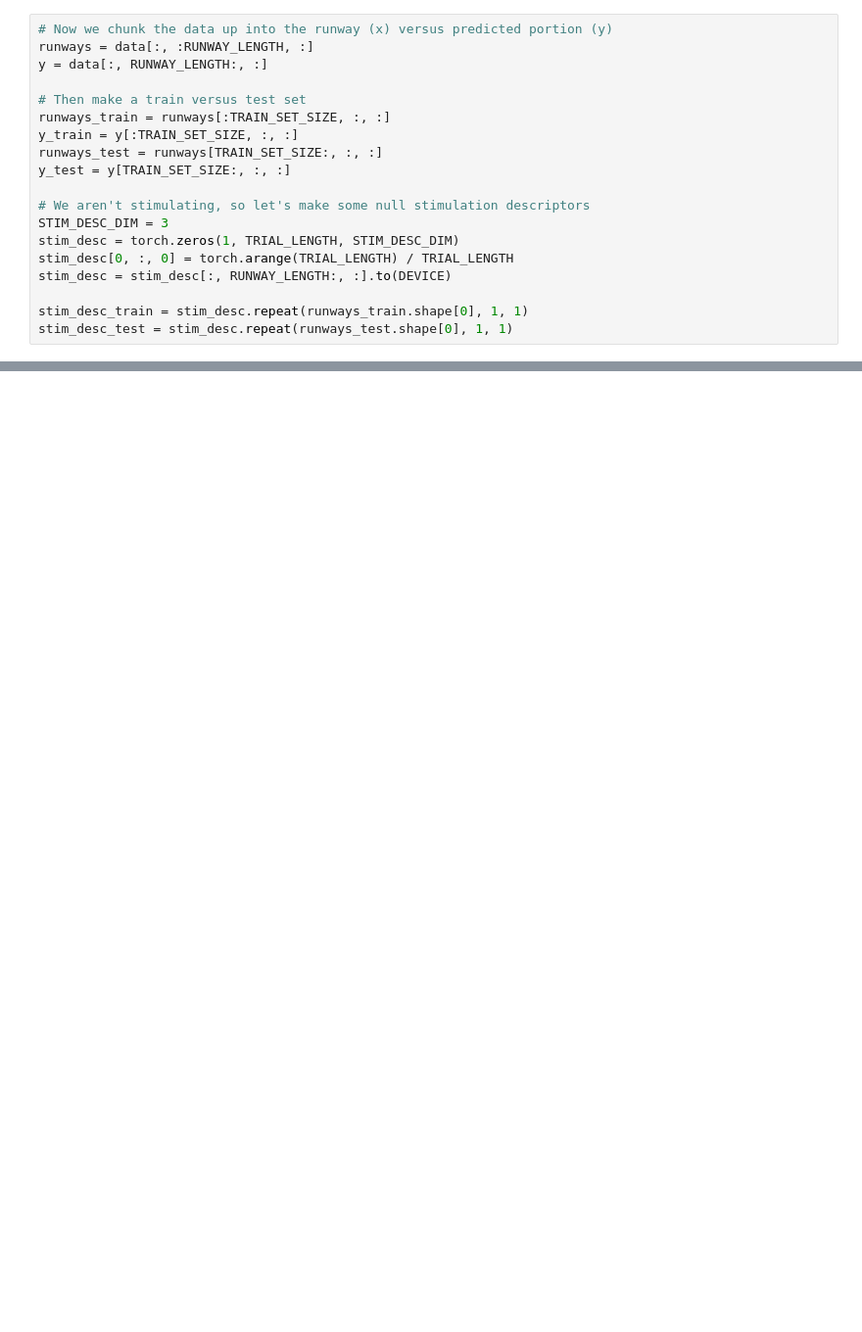
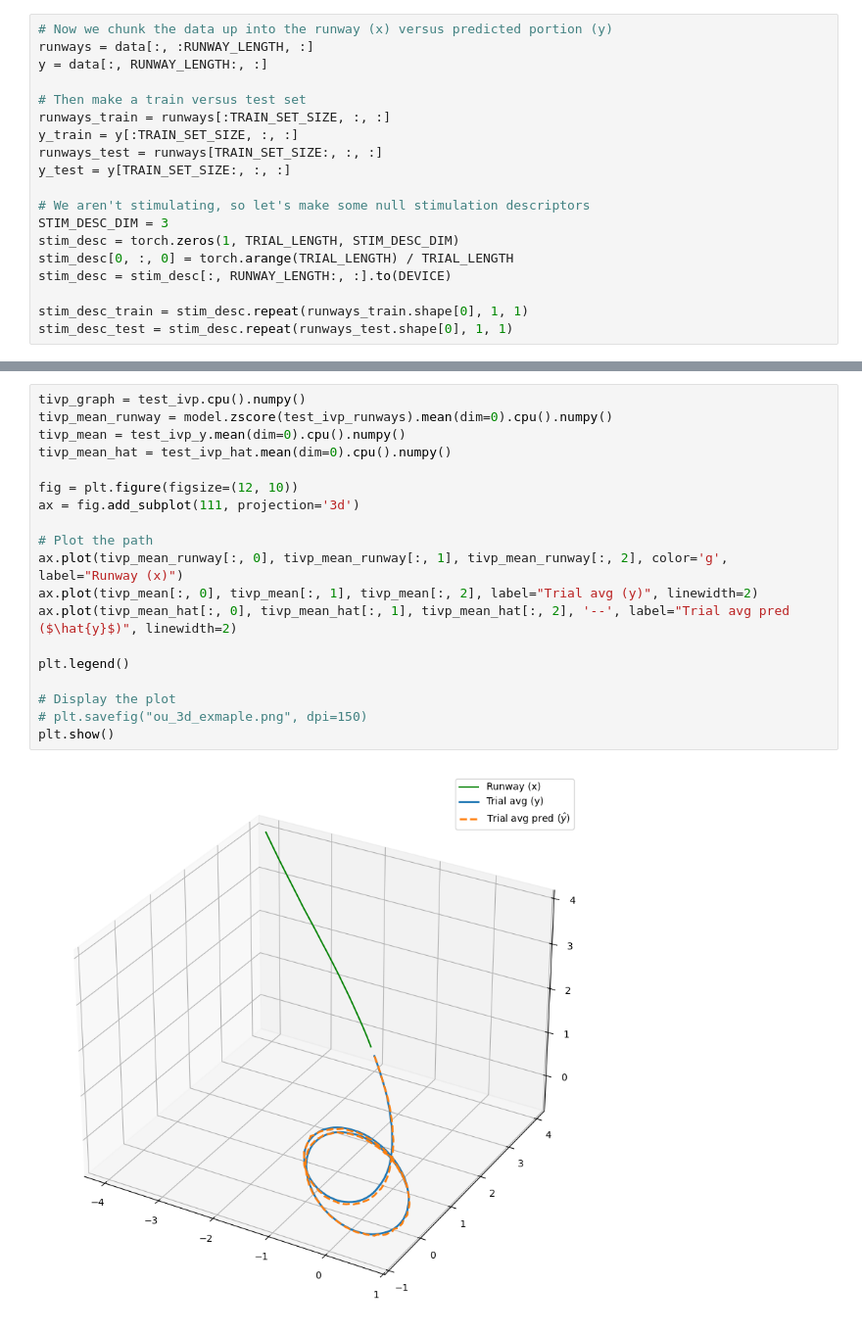
Before and after one commit to mmattb/py-tbfm, a Jupyter notebook: TBFM Demo.ipynb, the cells around one changed output, grey strips where cells are left out. Shown at 98% size. Saved outputs shown, nothing was run; the diff lists cells and outputs as text; blank space fills up the shorter version.

```diff
--- a/TBFM Demo.ipynb
+++ b/TBFM Demo.ipynb
@@ -172,3 +202,24 @@ for _ in range(3):
+# %%
+tivp_graph = test_ivp.cpu().numpy()
+tivp_mean_runway = model.zscore(test_ivp_runways).mean(dim=0).cpu().numpy()
+tivp_mean = test_ivp_y.mean(dim=0).cpu().numpy()
+tivp_mean_hat = test_ivp_hat.mean(dim=0).cpu().numpy()
+
+fig = plt.figure(figsize=(12, 10))
+ax = fig.add_subplot(111, projection='3d')
+
+# Plot the path
+ax.plot(tivp_mean_runway[:, 0], tivp_mean_runway[:, 1], tivp_mean_runway[:, 2], color='g', label="Runway (x)")
+ax.plot(tivp_mean[:, 0], tivp_mean[:, 1], tivp_mean[:, 2], label="Trial avg (y)", linewidth=2)
+ax.plot(tivp_mean_hat[:, 0], tivp_mean_hat[:, 1], tivp_mean_hat[:, 2], '--', label="Trial avg pred ($\hat{y}$)", linewidth=2)
+
+plt.legend()
+
+# Display the plot
+# plt.savefig("ou_3d_exmaple.png", dpi=150)
+plt.show()
+# %% [output]
+[figure, added]
 # %%
 # Now to understand the state dependence of the predictions let's graph the mean predictions as a function of a
 #   discretized state, versus groundtruth.
```
Also changed, not shown: parts of 9 cells of this notebook, 1 other file.
